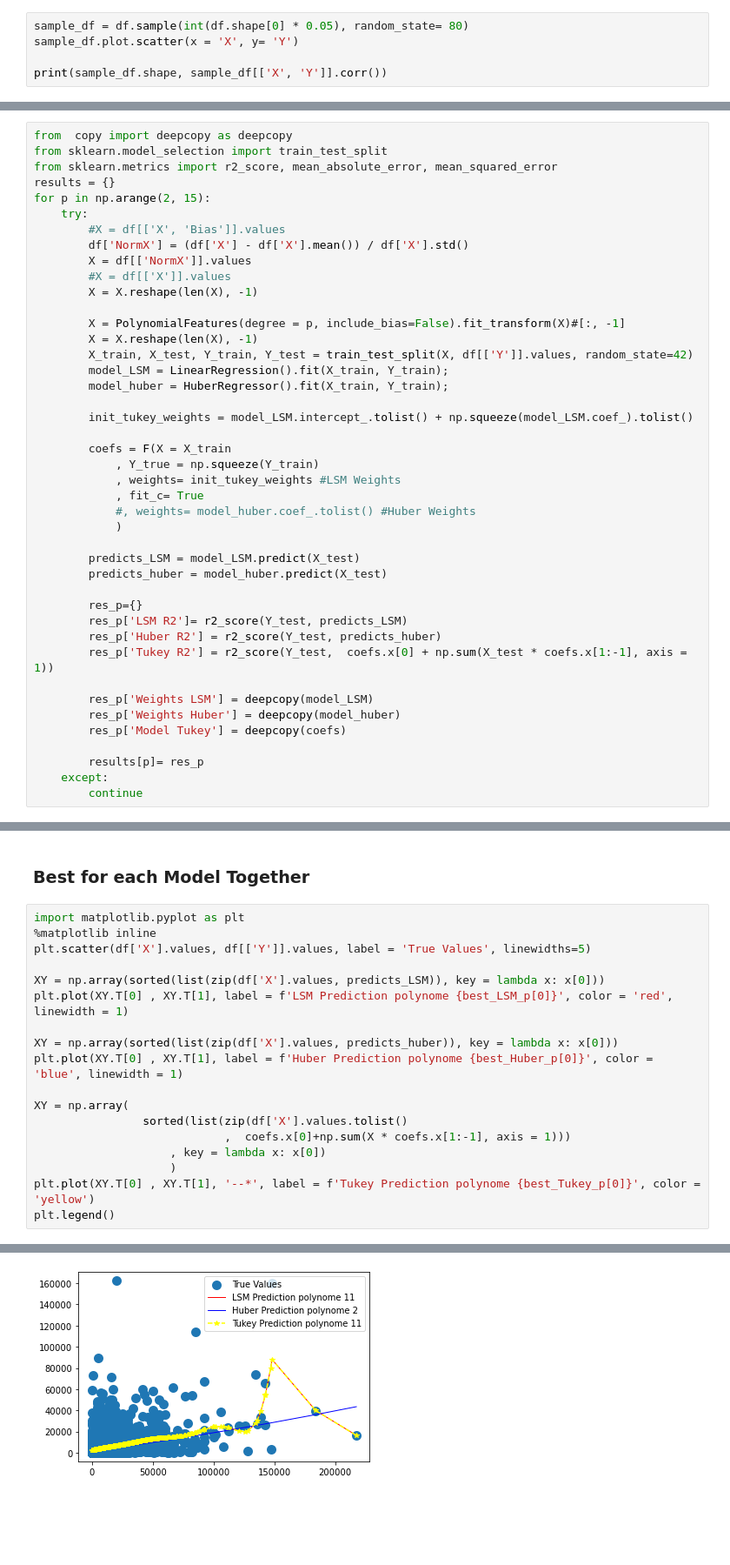
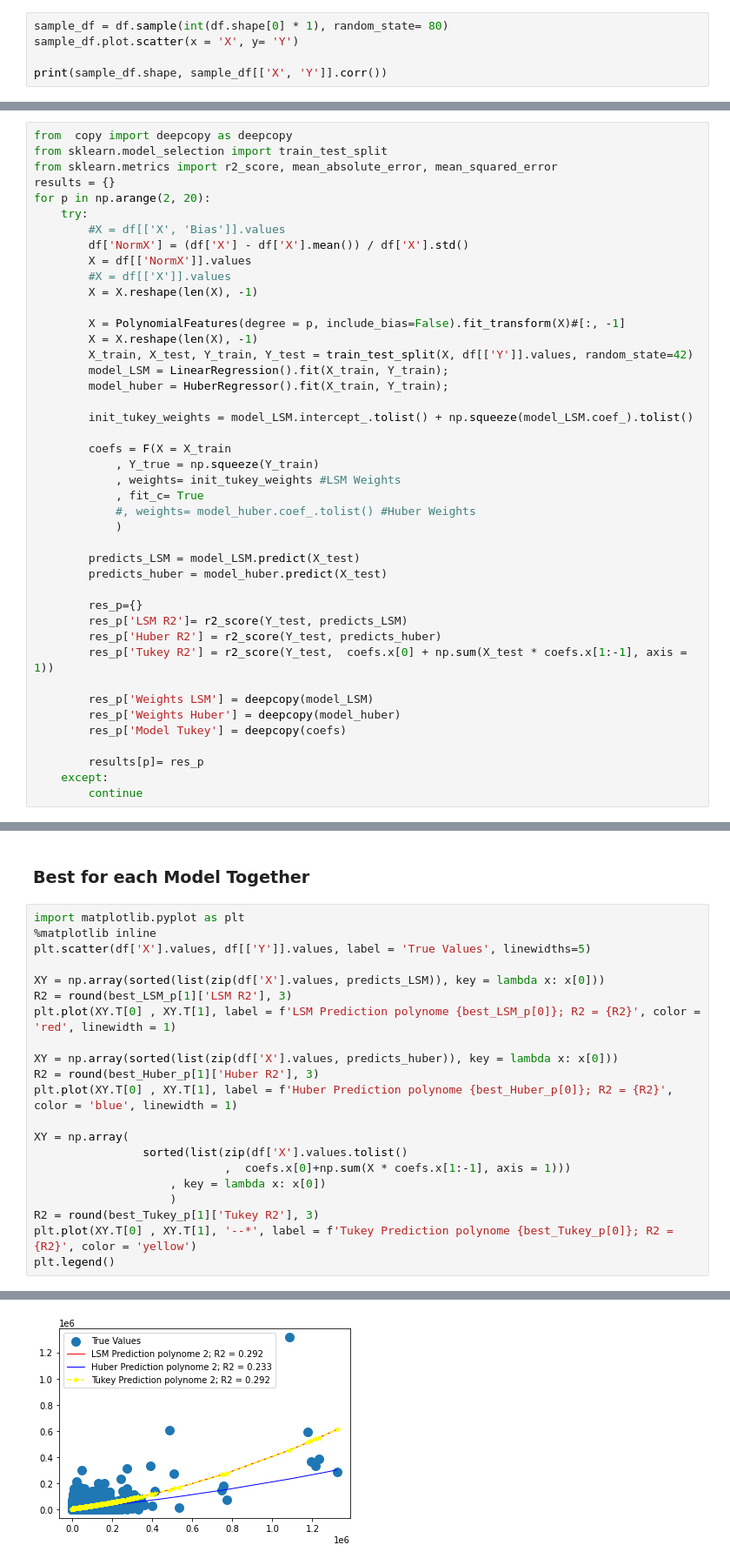
Before and after one commit to JacKira/StatisticDataAnalyze, a Jupyter notebook: RegressionResearching/Fejzullin_Lab2.ipynb, the cells around one changed output, grey strips where cells are left out. Shown at 87% size. Cells and saved outputs as stored; diff of their text form; blank space fills up the shorter version.

```diff
--- a/RegressionResearching/Fejzullin_Lab2.ipynb
+++ b/RegressionResearching/Fejzullin_Lab2.ipynb
@@ -19,7 +19,7 @@ df
 | 361568 | 7717264419 | 404.00 | 2823.50 |
 361306 rows × 3 columns
 # %%
-sample_df = df.sample(int(df.shape[0] * 0.05), random_state= 80)
+sample_df = df.sample(int(df.shape[0] * 1), random_state= 80)
 sample_df.plot.scatter(x = 'X', y= 'Y')
 
 print(sample_df.shape, sample_df[['X', 'Y']].corr())
@@ -148,7 +148,7 @@ from  copy import deepcopy as deepcopy
 from sklearn.model_selection import train_test_split
 from sklearn.metrics import r2_score, mean_absolute_error, mean_squared_error
 results = {}
-for p in np.arange(2, 15):
+for p in np.arange(2, 20):
     try:
         #X = df[['X', 'Bias']].values
         df['NormX'] = (df['X'] - df['X'].mean()) / df['X'].std()
@@ -300,21 +290,24 @@ plt.show()
 # %%
 import matplotlib.pyplot as plt
 %matplotlib inline
 plt.scatter(df['X'].values, df[['Y']].values, label = 'True Values', linewidths=5)
 
 XY = np.array(sorted(list(zip(df['X'].values, predicts_LSM)), key = lambda x: x[0]))
-plt.plot(XY.T[0] , XY.T[1], label = f'LSM Prediction polynome {best_LSM_p[0]}', color = 'red', linewidth = 1)
+R2 = round(best_LSM_p[1]['LSM R2'], 3)
+plt.plot(XY.T[0] , XY.T[1], label = f'LSM Prediction polynome {best_LSM_p[0]}; R2 = {R2}', color = 'red', linewidth = 1)
 
 XY = np.array(sorted(list(zip(df['X'].values, predicts_huber)), key = lambda x: x[0]))
-plt.plot(XY.T[0] , XY.T[1], label = f'Huber Prediction polynome {best_Huber_p[0]}', color = 'blue', linewidth = 1)
+R2 = round(best_Huber_p[1]['Huber R2'], 3)
+plt.plot(XY.T[0] , XY.T[1], label = f'Huber Prediction polynome {best_Huber_p[0]}; R2 = {R2}', color = 'blue', linewidth = 1)
 
 XY = np.array(
                 sorted(list(zip(df['X'].values.tolist()
                             ,  coefs.x[0]+np.sum(X * coefs.x[1:-1], axis = 1)))
                     , key = lambda x: x[0])
                     )
-plt.plot(XY.T[0] , XY.T[1], '--*', label = f'Tukey Prediction polynome {best_Tukey_p[0]}', color = 'yellow')
+R2 = round(best_Tukey_p[1]['Tukey R2'], 3)
+plt.plot(XY.T[0] , XY.T[1], '--*', label = f'Tukey Prediction polynome {best_Tukey_p[0]}; R2 = {R2}', color = 'yellow')
 plt.legend()
 # %% [output]
 <matplotlib.legend.Legend at 0x...>
-[figure, old version]
+[figure, new version]
```
Also changed, not shown: parts of 13 cells of this notebook.
